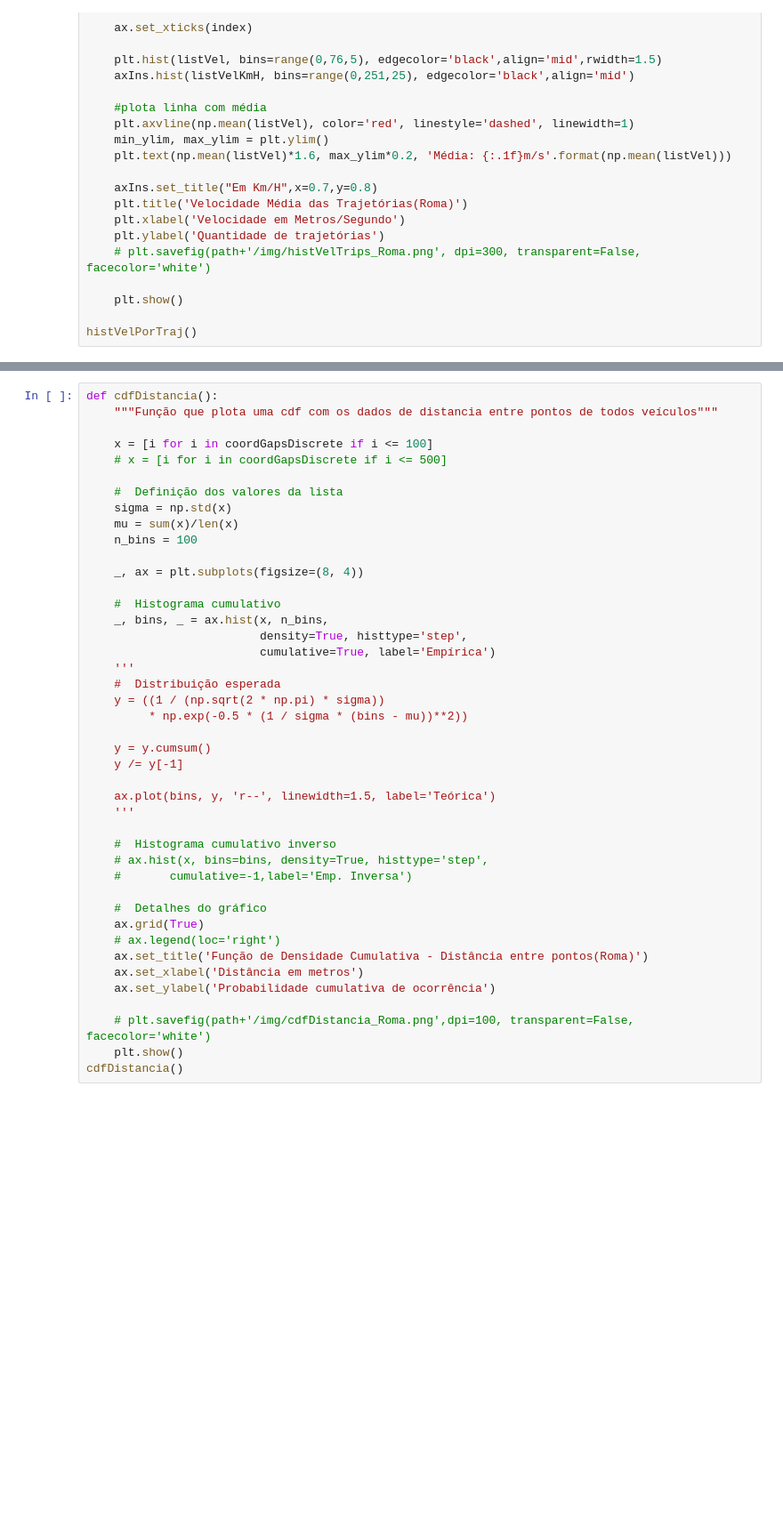
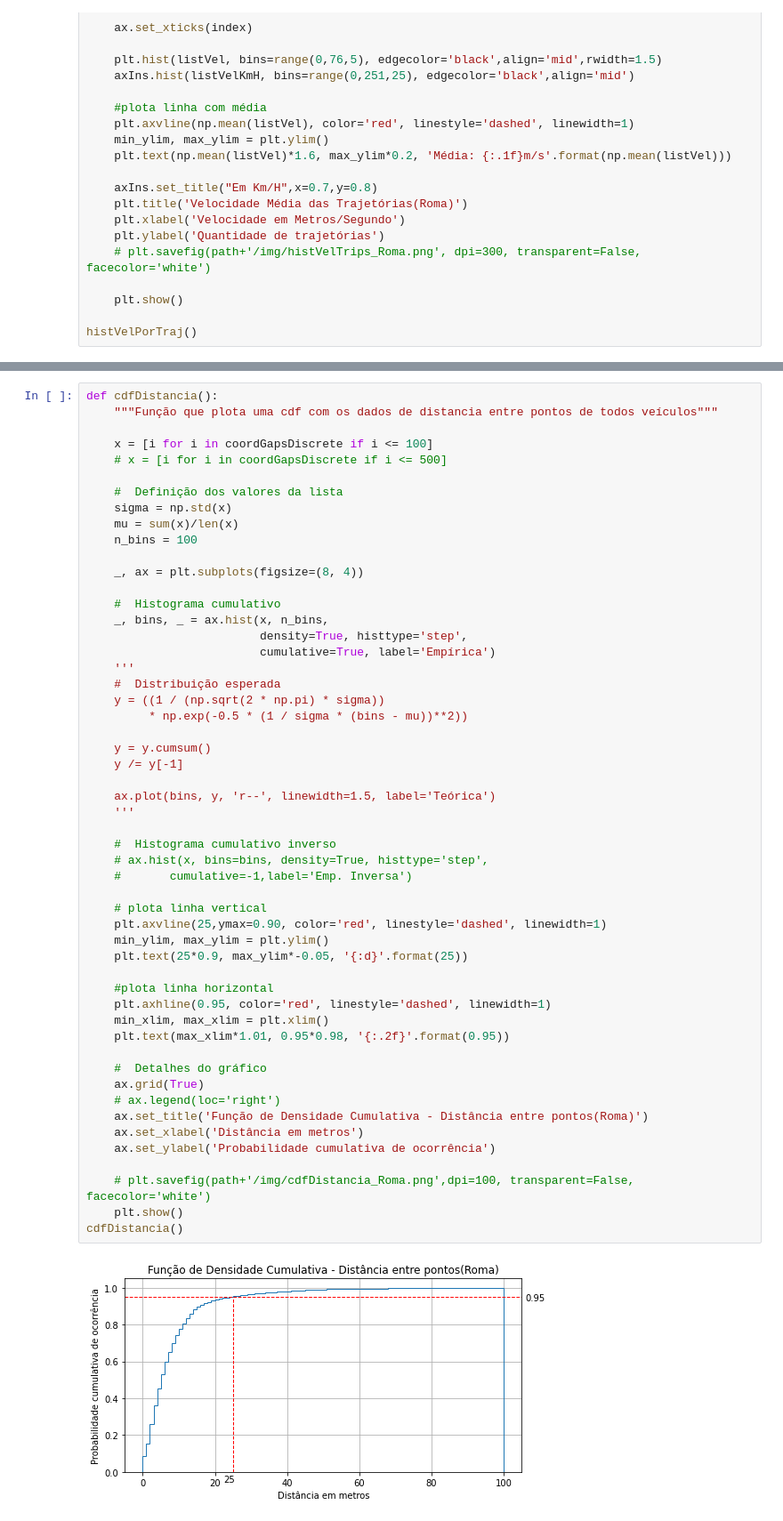
Before and after one commit to TulioNPL/Pesquisa, a Jupyter notebook: jupyter/main.ipynb, the cells around one changed output, grey strips where cells are left out. Shown at 89% size. Cells and saved outputs as stored; diff of their text form; blank space fills up the shorter version.

```diff
--- a/jupyter/main.ipynb
+++ b/jupyter/main.ipynb
@@ -1321,33 +1336,45 @@ def cdfDistancia():
 
     #  Histograma cumulativo
     _, bins, _ = ax.hist(x, n_bins,
                          density=True, histtype='step',
                          cumulative=True, label='Empírica')
     '''
     #  Distribuição esperada
     y = ((1 / (np.sqrt(2 * np.pi) * sigma))
          * np.exp(-0.5 * (1 / sigma * (bins - mu))**2))
 
     y = y.cumsum()
     y /= y[-1]
 
     ax.plot(bins, y, 'r--', linewidth=1.5, label='Teórica')
     '''
 
     #  Histograma cumulativo inverso
     # ax.hist(x, bins=bins, density=True, histtype='step',
     #       cumulative=-1,label='Emp. Inversa')
 
+    # plota linha vertical
+    plt.axvline(25,ymax=0.90, color='red', linestyle='dashed', linewidth=1)
+    min_ylim, max_ylim = plt.ylim()
+    plt.text(25*0.9, max_ylim*-0.05, '{:d}'.format(25))
+
+    #plota linha horizontal
+    plt.axhline(0.95, color='red', linestyle='dashed', linewidth=1)
+    min_xlim, max_xlim = plt.xlim()
+    plt.text(max_xlim*1.01, 0.95*0.98, '{:.2f}'.format(0.95))
+
     #  Detalhes do gráfico
     ax.grid(True)
     # ax.legend(loc='right')
     ax.set_title('Função de Densidade Cumulativa - Distância entre pontos(Roma)')
     ax.set_xlabel('Distância em metros')
     ax.set_ylabel('Probabilidade cumulativa de ocorrência')
 
     # plt.savefig(path+'/img/cdfDistancia_Roma.png',dpi=100, transparent=False, facecolor='white')
     plt.show()
 cdfDistancia()
+# %% [output]
+[figure, added]
 # %%
 def trajPorVeic():
     """Função para calcular e plotar um histograma da quantidade
```
Also changed, not shown: parts of 3 cells of this notebook, 2 other files.
